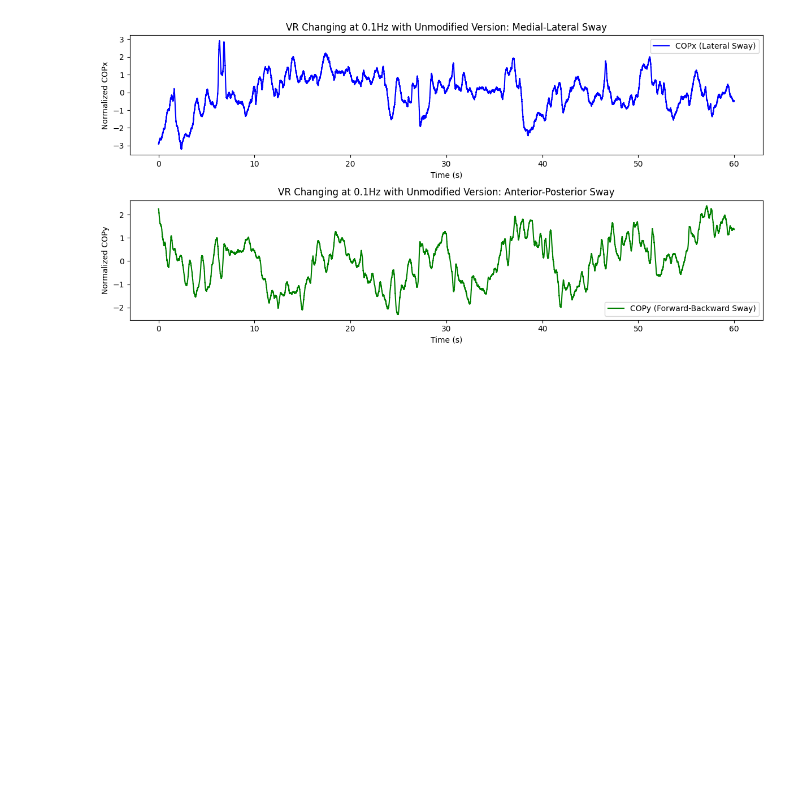
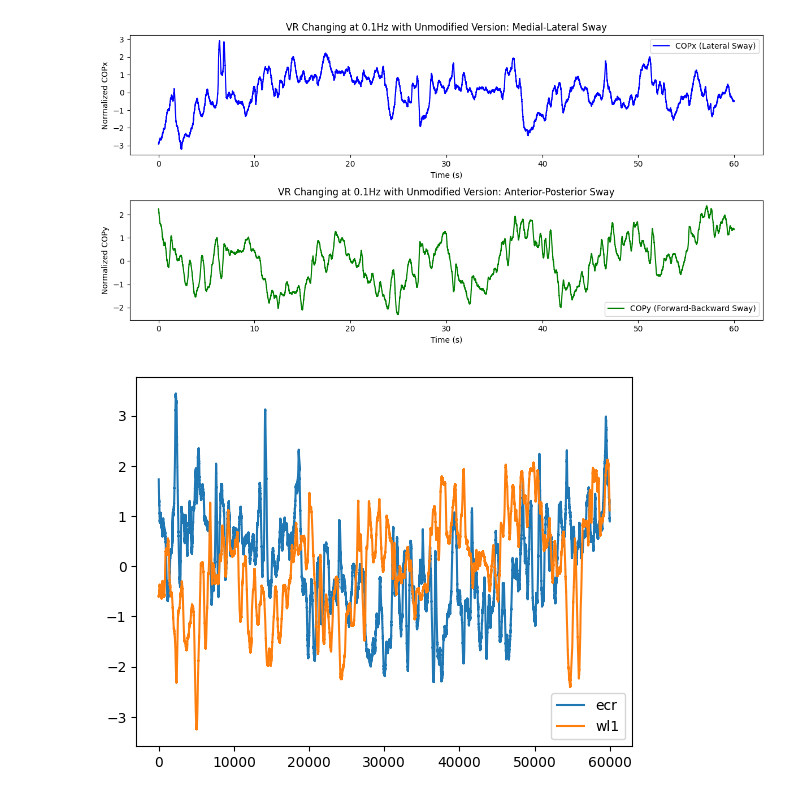
Before and after one commit to norahkerendian/dsc106_final_project, a Jupyter notebook: plots/final_plots.ipynb, the cells around one changed output. Cells and saved outputs as stored; diff of their text form; code cells hidden in the pictures; blank space fills up the shorter version.

```diff
--- a/plots/final_plots.ipynb
+++ b/plots/final_plots.ipynb
@@ -9,7 +9,7 @@ def read_data(subjects):
     data = {}
 
     for subject in subjects:
-        data[subject] = {file: pd.read_csv(f'./data/S{subject}/{file}.csv') for file in file_names}
+        data[subject] = {file: pd.read_csv(f'../data/S{subject}/{file}.csv') for file in file_names}
 
     return data
 # %%
@@ -107,3 +107,23 @@ plot_cop(wl1_1, "VR Changing at 0.1Hz with Loudness Shifted at 0.1Hz")
 plot_cop(wr_1, "VR Changing at 0.1Hz with Unmodified Version")
 # %% [output]
 [figure]
+# %%
+ecr_1 = data_dict[1]["ECR"]
+wl1_1 = data_dict[1]["WL1"]
+# %%
+def normalize(data):
+    cop_y = (data['CoPy'] - data['CoPy'].mean()) / data['CoPy'].std()
+    mx = (data['Mx'] - data['Mx'].mean()) / data['Mx'].std()
+    return cop_y, mx
+# %%
+ecr_1_copy = normalize(ecr_1)[0]
+ecr_1_mx = normalize(ecr_1)[1]
+wl1_1_copy = normalize(wl1_1)[0]
+wl1_1_mx = normalize(wl1_1)[1]
+# %%
+plt.plot(ecr_1_copy, label = "ecr")
+plt.plot(wl1_1_copy, label = "wl1")
+plt.legend()
+plt.show()
+# %% [output]
+[figure, added]
```
Also changed, not shown: parts of 1 cell of this notebook, 2 other files.
